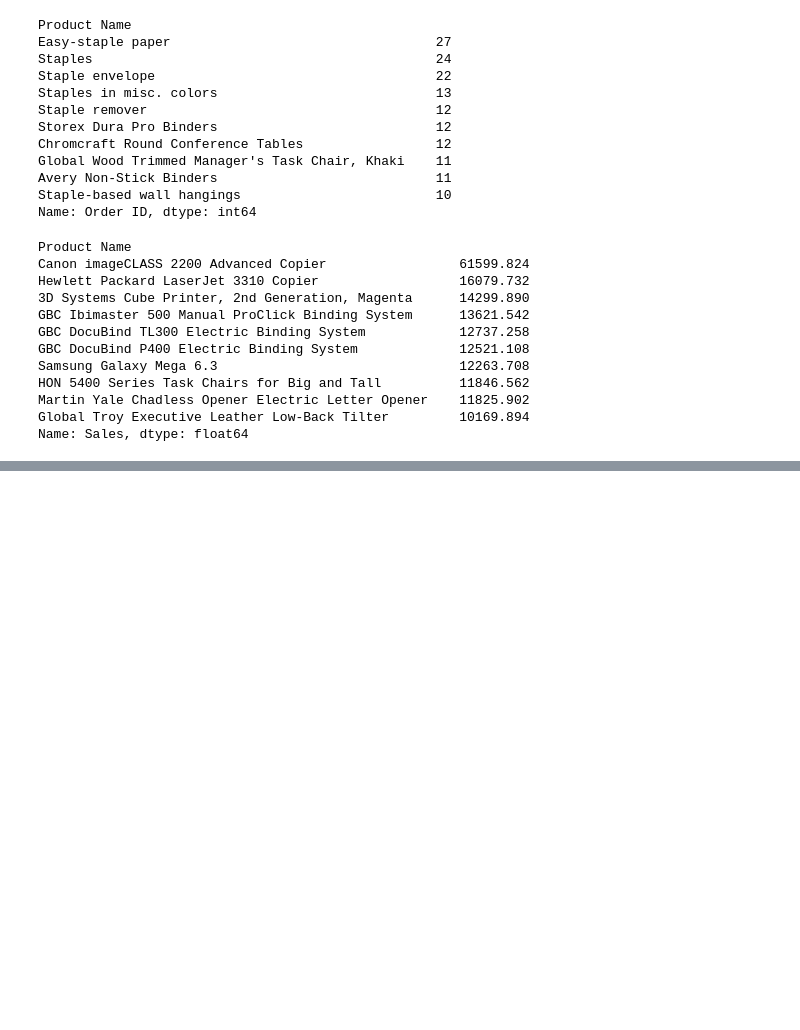
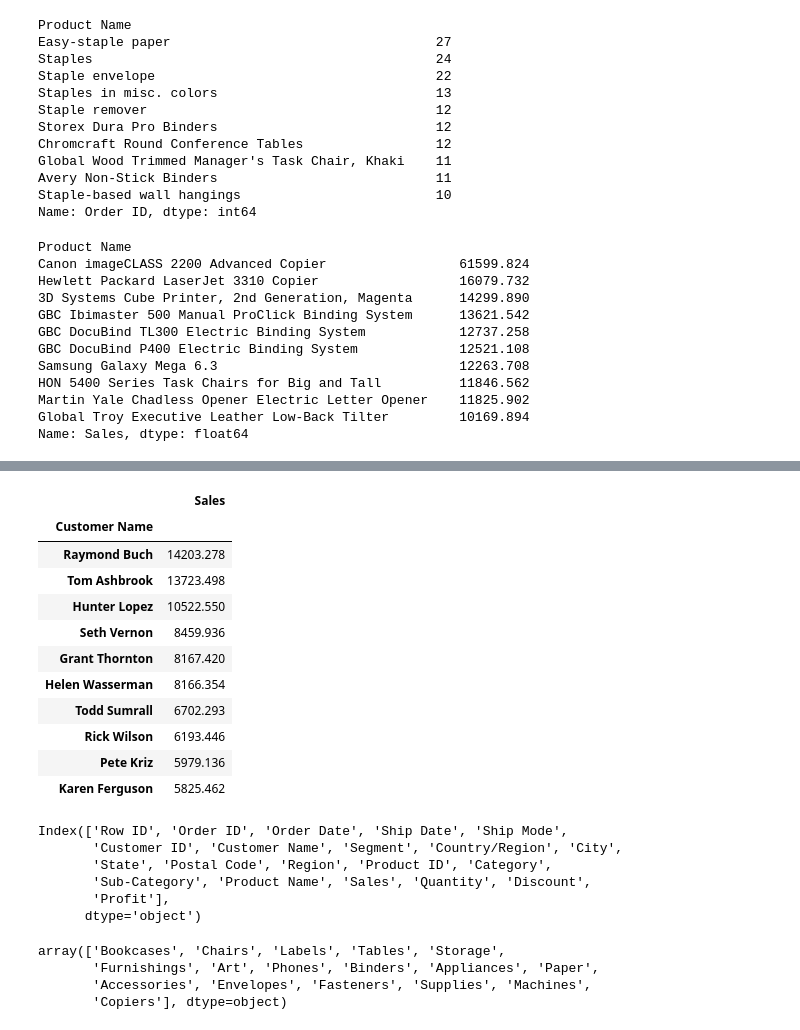
Before and after one commit to gamegtboyz/dtrk_python, a Jupyter notebook: pandas_project/finalproject_analyzingsalesdata.ipynb, the cells around one changed output, grey strips where cells are left out. Cells and saved outputs as stored; diff of their text form; code cells hidden in the pictures; blank space fills up the shorter version.

```diff
--- a/pandas_project/finalproject_analyzingsalesdata.ipynb
+++ b/pandas_project/finalproject_analyzingsalesdata.ipynb
@@ -292,2 +267,33 @@ df_sales_cat = pd.Dataframe
+# %%
+df_2020_top10spender
+# %% [output]
+|  | Sales |
+| Customer Name |  |
+| Raymond Buch | 14203.278 |
+| Tom Ashbrook | 13723.498 |
+| Hunter Lopez | 10522.550 |
+| Seth Vernon | 8459.936 |
+| Grant Thornton | 8167.420 |
+| Helen Wasserman | 8166.354 |
+| Todd Sumrall | 6702.293 |
+| Rick Wilson | 6193.446 |
+| Pete Kriz | 5979.136 |
+| Karen Ferguson | 5825.462 |
+# %%
+df.columns
+# %% [output]
+Index(['Row ID', 'Order ID', 'Order Date', 'Ship Date', 'Ship Mode',
+       'Customer ID', 'Customer Name', 'Segment', 'Country/Region', 'City',
+       'State', 'Postal Code', 'Region', 'Product ID', 'Category',
+       'Sub-Category', 'Product Name', 'Sales', 'Quantity', 'Discount',
+       'Profit'],
+      dtype='object')
+# %%
+df["Sub-Category"].unique()
+# %% [output]
+array(['Bookcases', 'Chairs', 'Labels', 'Tables', 'Storage',
+       'Furnishings', 'Art', 'Phones', 'Binders', 'Appliances', 'Paper',
+       'Accessories', 'Envelopes', 'Fasteners', 'Supplies', 'Machines',
+       'Copiers'], dtype=object)
 # %%
 # TODO Bonus - use np.where() to create new column in dataframe to help you answer your own questions
```
Also changed, not shown: parts of 14 cells of this notebook.
